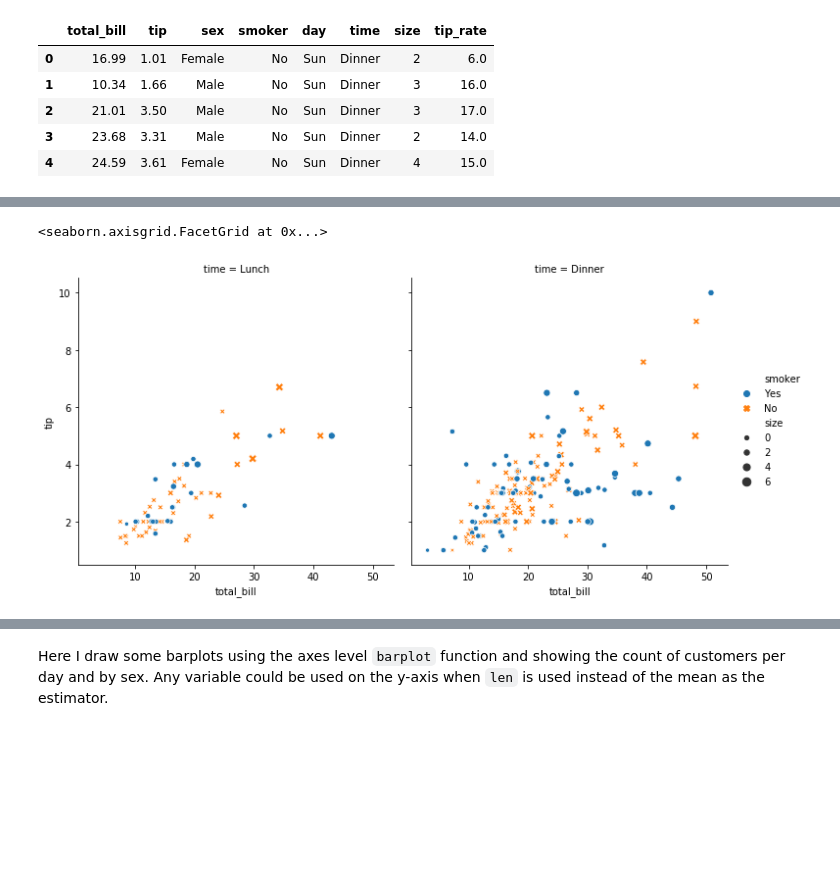
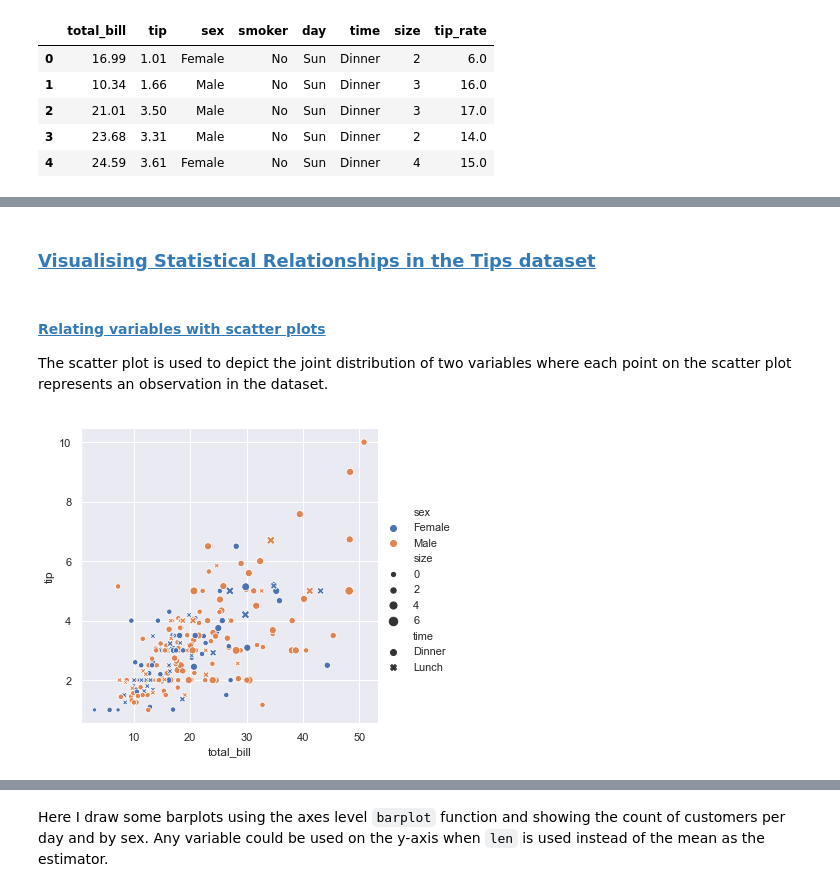
Before and after one commit to angela1C/Fundamentals-of-Data-Analysis-Project-2019, a Jupyter notebook: tips-project.ipynb, the cells around one changed output, grey strips where cells are left out. Saved outputs shown, nothing was run; the diff lists cells and outputs as text; code cells hidden in the pictures; blank space fills up the shorter version.

Commit message:
relplots for statistical relationships between numeric variables

```diff
--- a/tips-project.ipynb
+++ b/tips-project.ipynb
@@ -676,10 +717,14 @@ While this plot makes use of the built-in `tips` dataset that comes with the `se
+# %% [markdown]
+### [Visualising Statistical Relationships in the Tips dataset](https://seaborn.pydata.org/tutorial/relational.html#visualizing-statistical-relationships)
+# %% [markdown]
+#### [Relating variables with scatter plots](https://seaborn.pydata.org/tutorial/relational.html#relating-variables-with-scatter-plots)
+The scatter plot is used to depict the joint distribution of two variables where each point on the scatter plot represents an observation in the dataset.
 # %%
-# running the  example code above
 
-tips = sns.load_dataset("tips")
-sns.relplot(x="total_bill", y="tip", col="time",
-            hue="smoker", style="smoker", size="size",
-            data=tips)
+sns.set(style="darkgrid") # change the background to a darkgrid
+
+sns.relplot(x="total_bill", y="tip", hue="sex",size="size",style="time",data=df)
+
+plt.show()
 # %% [output]
-<seaborn.axisgrid.FacetGrid at 0x...>
-[figure, old version]
+[figure, new version]
```
Also changed, not shown: parts of 15 cells of this notebook.
